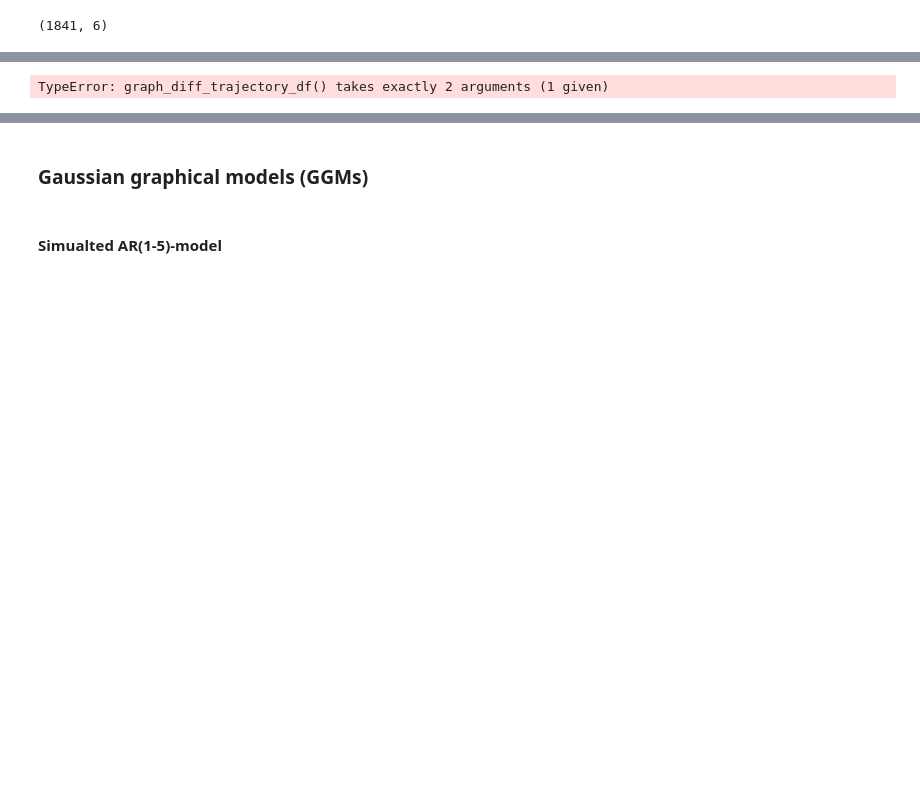
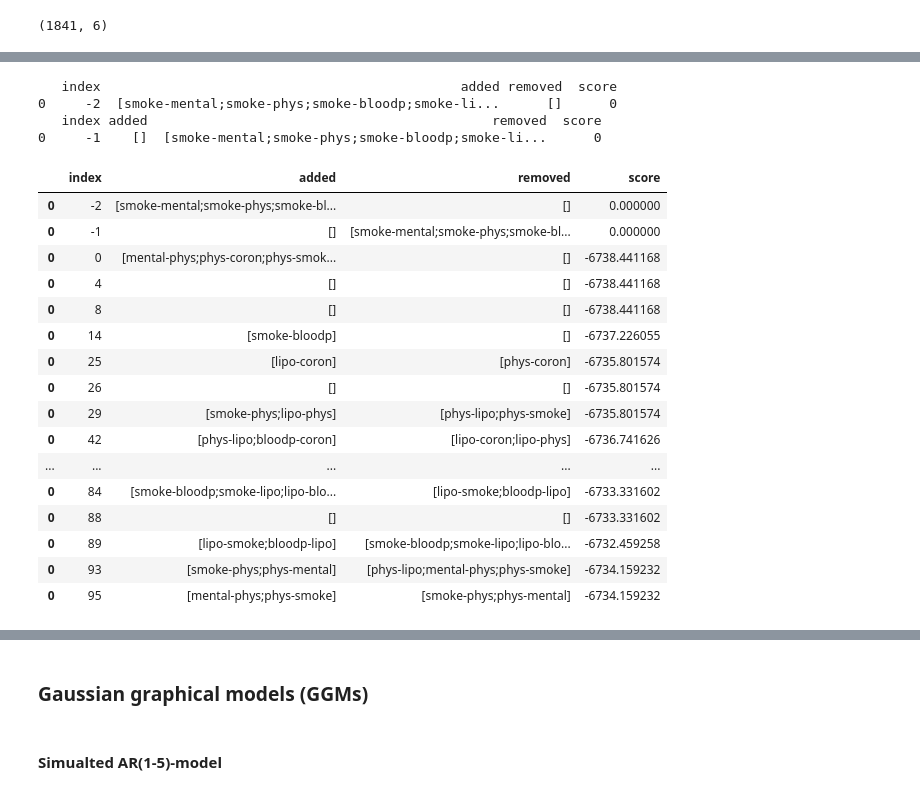
Before and after one commit to felixleopoldo/trilearn, a Jupyter notebook: example_structure_learning.ipynb, the cells around one changed output, grey strips where cells are left out. Cells and saved outputs as stored; diff of their text form; code cells hidden in the pictures; blank space fills up the shorter version.

```diff
--- a/example_structure_learning.ipynb
+++ b/example_structure_learning.ipynb
@@ -45,6 +56,26 @@ aw_graph_traj.size().plot();
-# %%
-aw_graph_traj.graph_diff_trajectory_df()
-# %% [output]
-TypeError: graph_diff_trajectory_df() takes exactly 2 arguments (1 given)
+# %%
+aw_graph_traj.graph_diff_trajectory_df(labels=[x[0] for x in aw_df.columns])
+# %% [output]
+   index                                              added removed  score
+0     -2  [smoke-mental;smoke-phys;smoke-bloodp;smoke-li...      []      0
+   index added                                            removed  score
+0     -1    []  [smoke-mental;smoke-phys;smoke-bloodp;smoke-li...      0
+|  | index | added | removed | score |
+| 0 | -2 | [smoke-mental;smoke-phys;smoke-bl... | [] | 0.000000 |
+| 0 | -1 | [] | [smoke-mental;smoke-phys;smoke-bl... | 0.000000 |
+| 0 | 0 | [mental-phys;phys-coron;phys-smok... | [] | -6738.441168 |
+| 0 | 4 | [] | [] | -6738.441168 |
+| 0 | 8 | [] | [] | -6738.441168 |
+| 0 | 14 | [smoke-bloodp] | [] | -6737.226055 |
+| 0 | 25 | [lipo-coron] | [phys-coron] | -6735.801574 |
+| 0 | 26 | [] | [] | -6735.801574 |
+| 0 | 29 | [smoke-phys;lipo-phys] | [phys-lipo;phys-smoke] | -6735.801574 |
+| 0 | 42 | [phys-lipo;bloodp-coron] | [lipo-coron;lipo-phys] | -6736.741626 |
+| ... | ... | ... | ... | ... |
+| 0 | 84 | [smoke-bloodp;smoke-lipo;lipo-blo... | [lipo-smoke;bloodp-lipo] | -6733.331602 |
+| 0 | 88 | [] | [] | -6733.331602 |
+| 0 | 89 | [lipo-smoke;bloodp-lipo] | [smoke-bloodp;smoke-lipo;lipo-blo... | -6732.459258 |
+| 0 | 93 | [smoke-phys;phys-mental] | [phys-lipo;mental-phys;phys-smoke] | -6734.159232 |
+| 0 | 95 | [mental-phys;phys-smoke] | [smoke-phys;phys-mental] | -6734.159232 |
 # %%
 autocorrelation_plot(aw_graph_traj.size());
```
Also changed, not shown: parts of 17 cells of this notebook, 9 other files.
